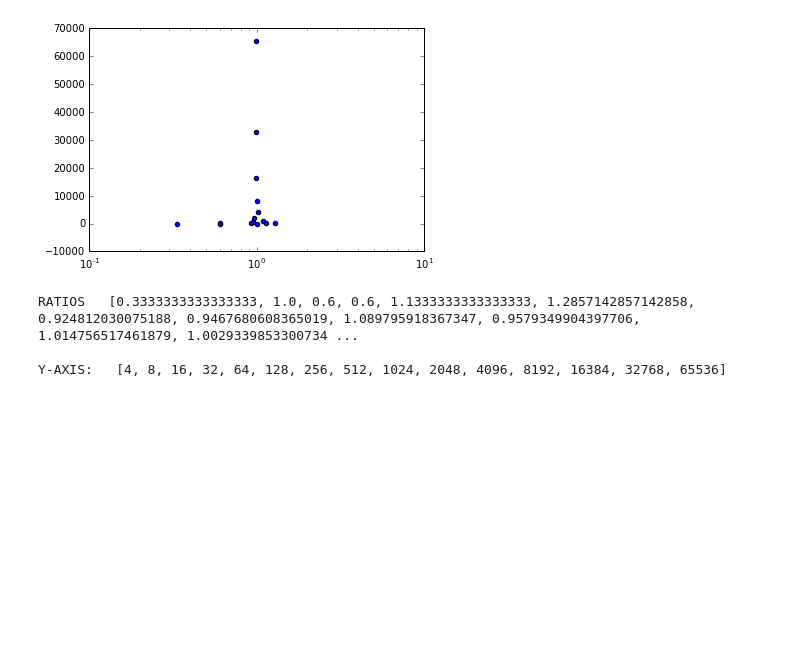
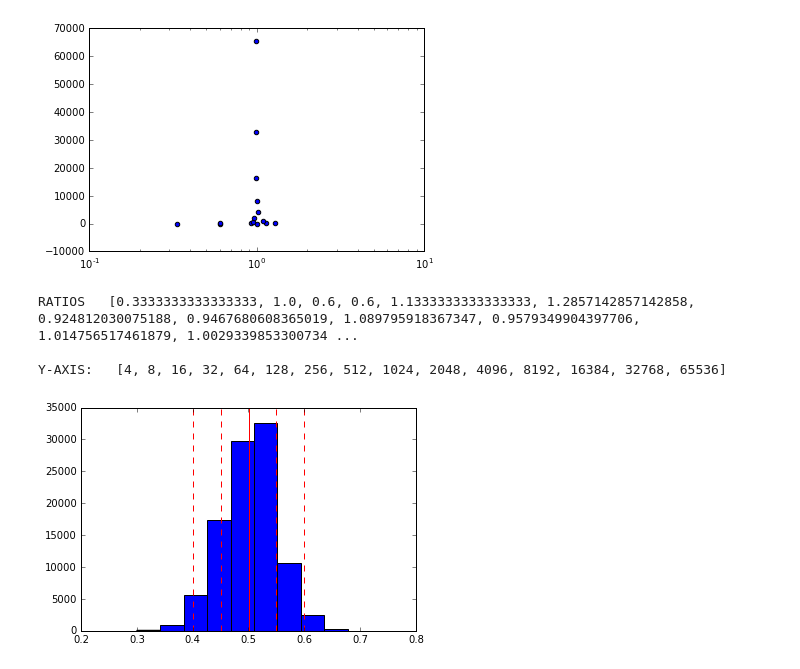
Before and after one commit to TRIYGH/flipping-out, a Jupyter notebook: coin_flips.ipynb, the cells around one changed output. Cells and saved outputs as stored; diff of their text form; code cells hidden in the pictures; blank space fills up the shorter version.

```diff
--- a/coin_flips.ipynb
+++ b/coin_flips.ipynb
@@ -214,3 +214,39 @@ standard deviation =  0.238327576831902
 RATIOS   [0.3333333333333333, 1.0, 0.6, 0.6, 1.1333333333333333, 1.2857142857142858, 0.924812030075188, 0.9467680608365019, 1.089795918367347, 0.9579349904397706, 1.014756517461879, 1.0029339853300734 ...
 
 Y-AXIS:   [4, 8, 16, 32, 64, 128, 256, 512, 1024, 2048, 4096, 8192, 16384, 32768, 65536]
+# %%
+# 100,000
+def hundredK(num):
+    heads_list = []
+    total_list = []
+    for i in range(100000):
+        heads = 0
+        tails = 0
+        for j in range(num):
+            flip = flip_coin()
+            if flip == 1:
+                heads += 1
+            else:
+                tails += 1
+
+        heads_list.append(heads)
+        total_list.append(heads+tails)
+
+    return heads_list, total_list
+# %%
+hl, tl = hundredK(100)
+
+h_ratio = []
+for i in range(100000):
+    h_ratio.append(hl[i]/tl[i])
+
+plt.hist(h_ratio)
+mean = st.mean(h_ratio)
+stdev = st.stdev(h_ratio)
+ymin, ymax = plt.ylim()
+
+plt.vlines(mean, ymin, ymax, color='red')
+plt.vlines([mean - 2 * stdev, mean - stdev, mean + stdev, mean + 2 * stdev], ymin, ymax, color='red', linestyles='dashed')
+plt.show()
+# %% [output]
+[figure, added]
```
Also changed, not shown: parts of 2 cells of this notebook.
